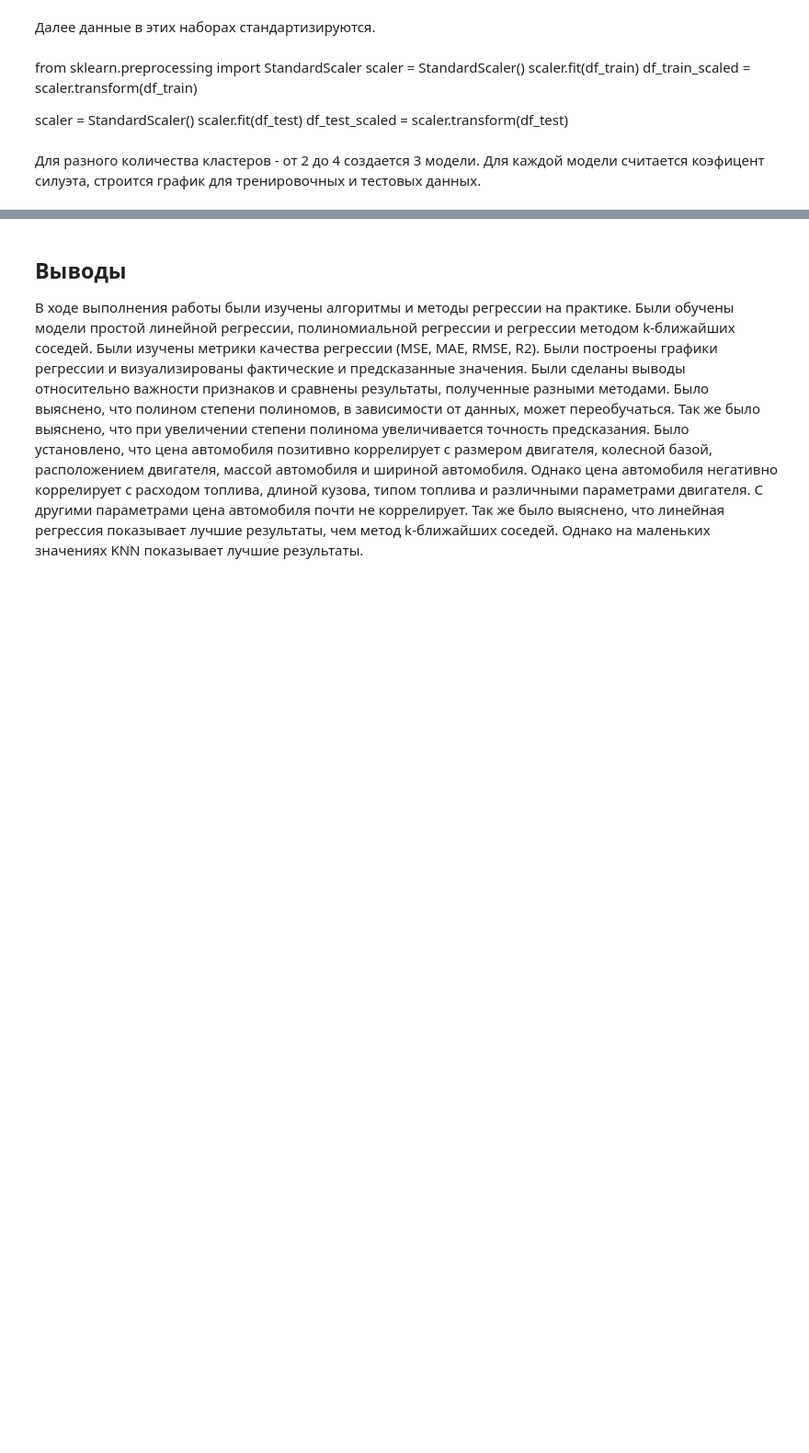
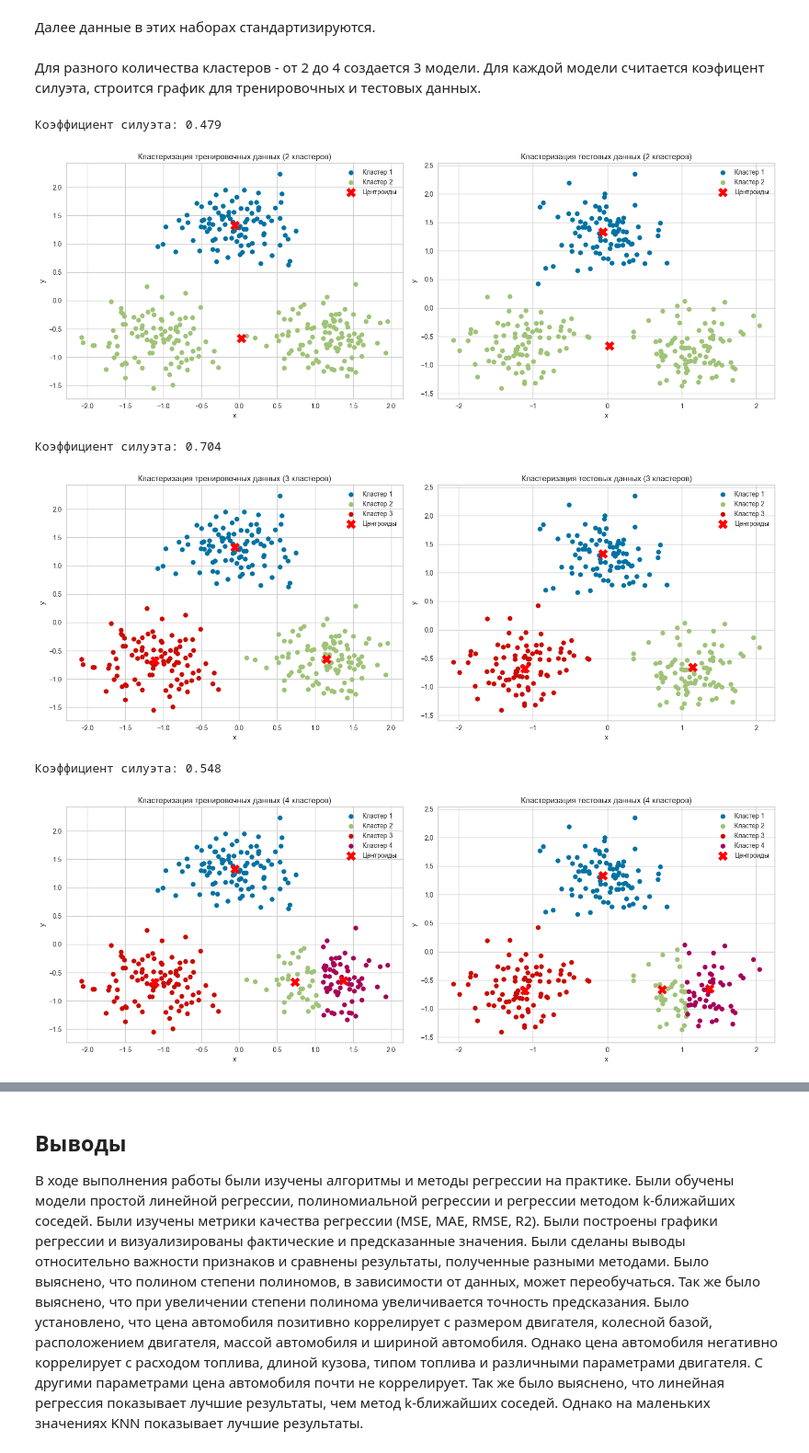
Before and after one commit to MaksimLevchenko/data_analyze_4, a Jupyter notebook: Lr4.ipynb, the cells around one changed output, grey strips where cells are left out. Shown: that part at 92% size. Cells and saved outputs as stored; diff of their text form; code cells hidden in the pictures; blank space fills up the shorter version.

```diff
--- a/Lr4.ipynb
+++ b/Lr4.ipynb
@@ -70,52 +69,55 @@ df_train = make_data(100, 852741)
 df_test = make_data(90, 2)
 # %% [markdown]
 Далее данные в этих наборах стандартизируются.
-# %% [markdown]
-from sklearn.preprocessing import StandardScaler
-scaler = StandardScaler()
-scaler.fit(df_train)
-df_train_scaled = scaler.transform(df_train)
-
-scaler = StandardScaler()
-scaler.fit(df_test)
-df_test_scaled = scaler.transform(df_test)
+# %%
+scaler = StandardScaler()
+
+scaler.fit(df_train)
+df_train_scaled = scaler.transform(df_train)
+scaler.fit(df_test)
+df_test_scaled = scaler.transform(df_test)
 # %% [markdown]
 Для разного количества кластеров - от 2 до 4 создается 3 модели. Для каждой модели считается коэфицент силуэта, строится график для тренировочных и тестовых данных.
 # %%
 for num_of_clusters in range(2, 5):
-    k_means = KMeans(n_clusters = num_of_clusters, random_state = 0)
-    labels_train = k_means.fit_predict(df_train_scaled)
-    labels_test = k_means.predict(df_test_scaled)
-    centroids = k_means.cluster_centers_
+    kmeans = KMeans(n_clusters=num_of_clusters, random_state=0)
+    train_labels = kmeans.fit_predict(df_train_scaled)
+    test_labels = kmeans.predict(df_test_scaled)
+    cluster_centers = kmeans.cluster_centers_
 
-
-    silhouette_avg = silhouette_score(df_test_scaled, labels_test)
+    silhouette_avg = silhouette_score(df_test_scaled, test_labels)
     print(f"Коэффициент силуэта: {silhouette_avg:.3f}")
-
 
     fig, axes = plt.subplots(1, 2, figsize=(16, 6))
 
-    for j in range(num_of_clusters):
-        cluster_points = df_train_scaled[labels_train == j]
-        axes[0].scatter(cluster_points[:, 0], cluster_points[:, 1], label=f'Кластер {j+1}')
-    axes[0].scatter(centroids[:, 0], centroids[:, 1], s=200, c='red', marker='X', label='Центроиды')
+    for cluster_index in range(num_of_clusters):
+        train_cluster_points = df_train_scaled[train_labels == cluster_index]
+        axes[0].scatter(train_cluster_points[:, 0], train_cluster_points[:, 1], label=f'Кластер {cluster_index+1}')
+    axes[0].scatter(cluster_centers[:, 0], cluster_centers[:, 1], s=200, c='red', marker='X', label='Центроиды')
     axes[0].set_title(f'Кластеризация тренировочных данных ({num_of_clusters} кластеров)')
     axes[0].set_xlabel('x')
     axes[0].set_ylabel('y')
     axes[0].legend()
     axes[0].grid(True)
 
-    for j in range(num_of_clusters):
-        cluster_points = df_test_scaled[labels_test == j]
-        axes[1].scatter(cluster_points[:, 0], cluster_points[:, 1], label=f'Кластер {j+1}')
-    axes[1].scatter(centroids[:, 0], centroids[:, 1], s=200, c='red', marker='X', label='Центроиды')
+    for cluster_index in range(num_of_clusters):
+        test_cluster_points = df_test_scaled[test_labels == cluster_index]
+        axes[1].scatter(test_cluster_points[:, 0], test_cluster_points[:, 1], label=f'Кластер {cluster_index+1}')
+    axes[1].scatter(cluster_centers[:, 0], cluster_centers[:, 1], s=200, c='red', marker='X', label='Центроиды')
     axes[1].set_title(f'Кластеризация тестовых данных ({num_of_clusters} кластеров)')
     axes[1].set_xlabel('x')
     axes[1].set_ylabel('y')
     axes[1].legend()
     axes[1].grid(True)
 
     plt.tight_layout()
     plt.show()
+# %% [output]
+Коэффициент силуэта: 0.479
+[figure, added]
+Коэффициент силуэта: 0.704
+[figure, added]
+Коэффициент силуэта: 0.548
+[figure, added]
 # %% [markdown]
 Из полученных результатов можно сделать вывод, что деление данных на 2 или 4 кластера менее эффективно, чем на 3. При делении на каждое количество кластеров коэфицент положительный, а значит данные находятся в подходящих кластерах. Но ближе к 1 коэфицент силуэта который мы получаем при делении на 3 кластера.
```
Also changed, not shown: parts of 6 cells of this notebook.
